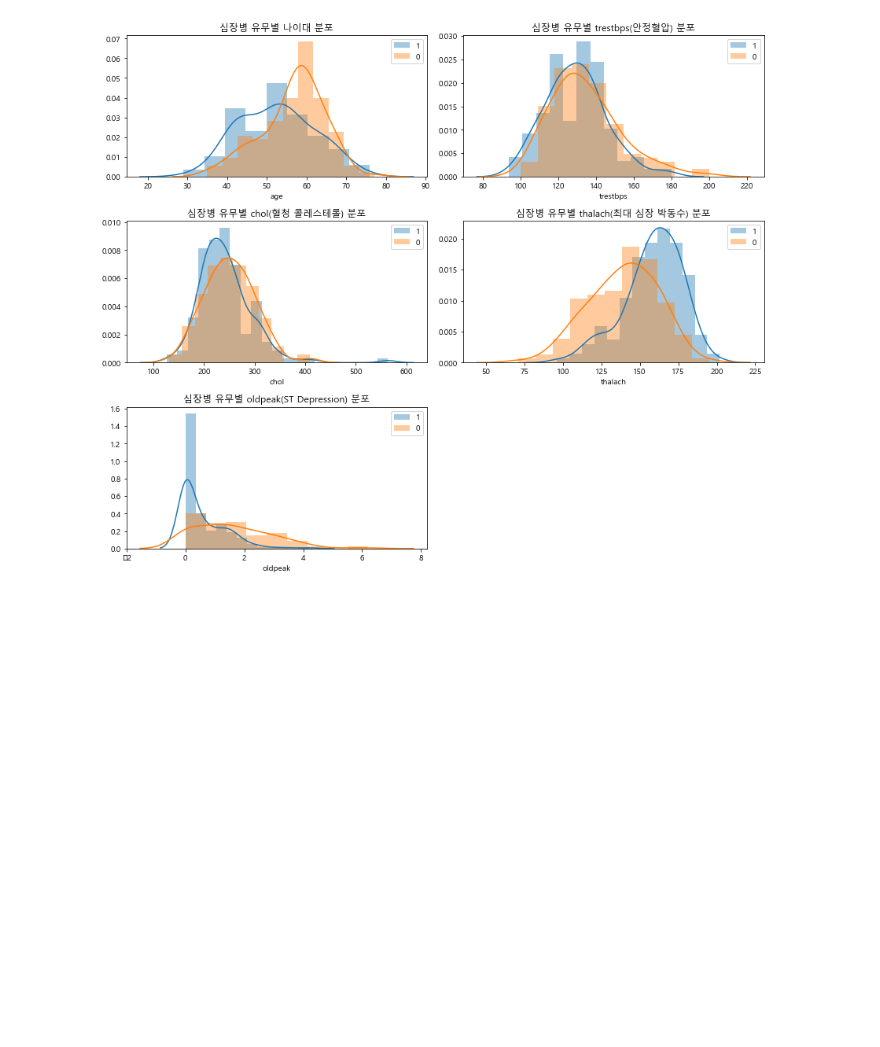
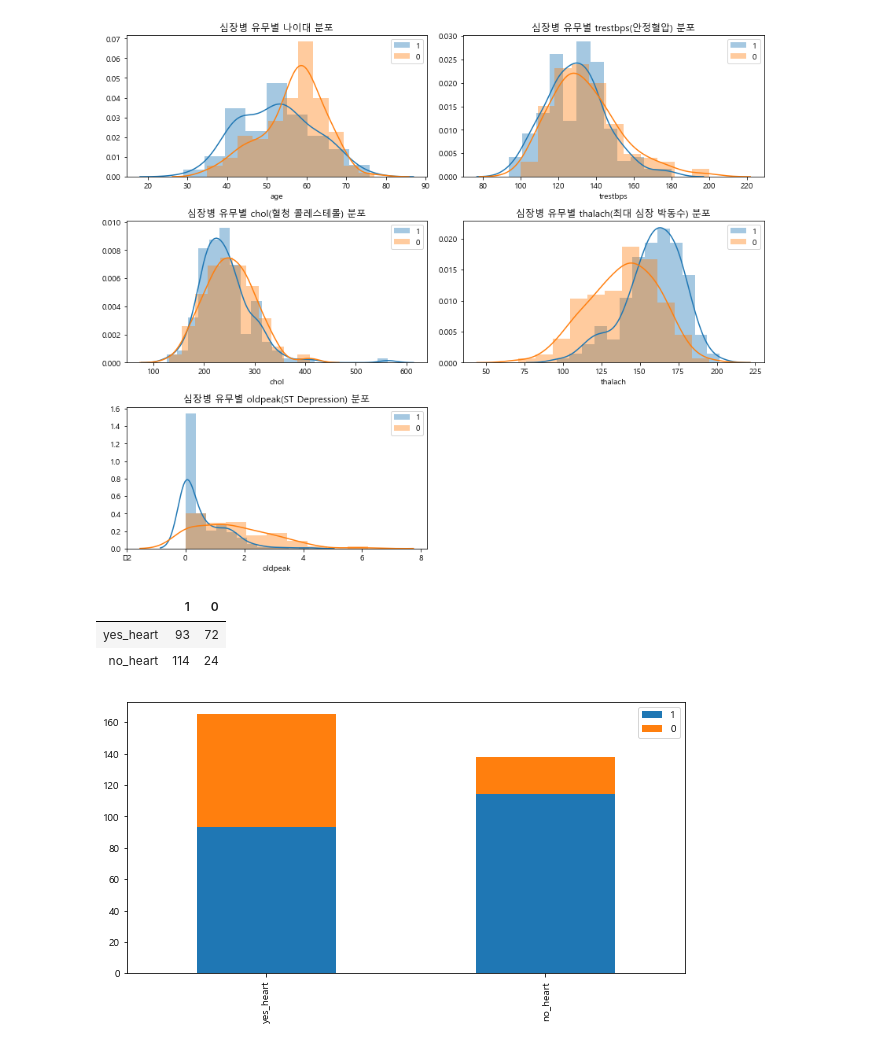
Before and after one commit to bill7845/jupyter_repo, a Jupyter notebook: 힐링페이퍼_사전과제.ipynb, the cells around one changed output. Saved outputs shown, nothing was run; the diff lists cells and outputs as text; code cells hidden in the pictures; blank space fills up the shorter version.

```diff
--- a/힐링페이퍼_사전과제.ipynb
+++ b/힐링페이퍼_사전과제.ipynb
@@ -121,3 +123,23 @@ plt.tight_layout()
 plt.show()
 # %% [output]
 [figure]
+# %%
+# categorical data visualization
+
+## 시각화 함수 생성
+plt_df = None
+def bar_chart(feature):
+    yes_heart = df[df.target == 1][feature].value_counts()
+    no_heart = df[df.target == 0][feature].value_counts()
+    plt_df = pd.DataFrame([yes_heart,no_heart])
+    plt_df.index = ['yes_heart','no_heart']
+    plt_df.plot(kind='bar',stacked=True,figsize=(10,5))
+    p
+    return plt_df
+# %%
+bar_chart('sex')
+# %% [output]
+|  | 1 | 0 |
+| yes_heart | 93 | 72 |
+| no_heart | 114 | 24 |
+[figure, added]
```
Also changed, not shown: parts of 1 cell of this notebook.
